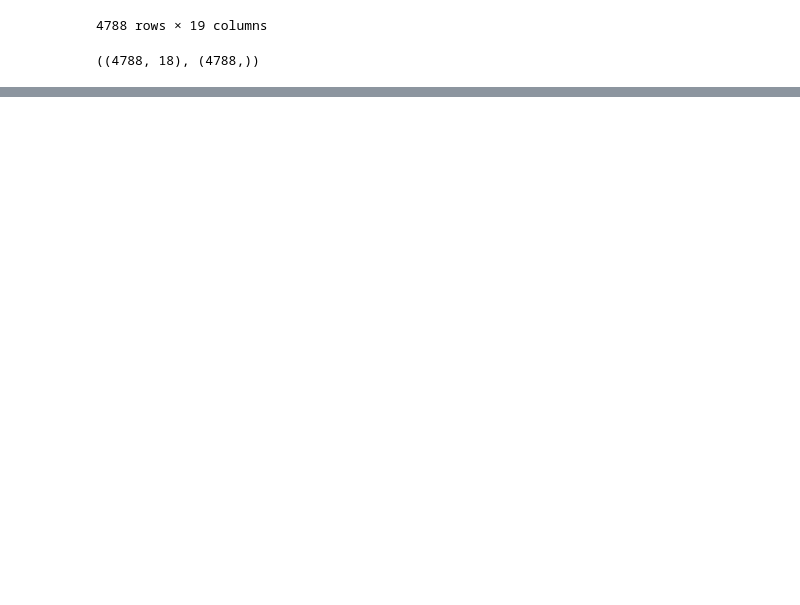
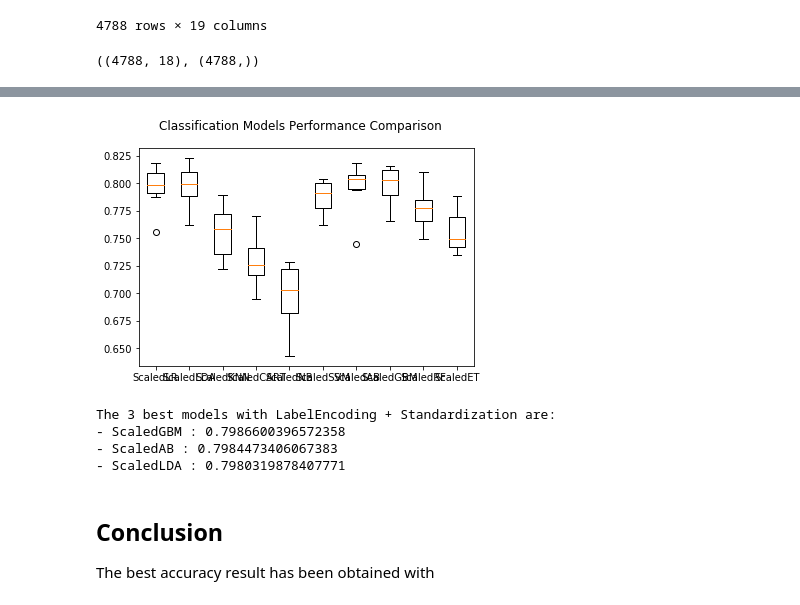
Before and after one commit to mikel-hernandezj/kaggle, a Jupyter notebook: Telecom users dataset/ModelsSpotCheck_AllFeatures.ipynb, the cells around one changed output, grey strips where cells are left out. Saved outputs shown, nothing was run; the diff lists cells and outputs as text; code cells hidden in the pictures; blank space fills up the shorter version.

```diff
--- a/Telecom users dataset/ClassificationModelsSpotCheck.ipynb
+++ b/Telecom users dataset/ModelsSpotCheck_AllFeatures.ipynb
@@ -553,0 +583,6 @@ The 3 best models with LabelEncoding + Standardization are:
+# %%
+target = 'Churn'
+encoded = OneHotEncoder().fit_transform(data_train[cat_features]).toarray()
+X_train = np.column_stack((encoded, data_train[num_features].values))
+y_train = data_train[target].values
+X_train.shape, y_train.shape
@@ -553,0 +591,31 @@ The 3 best models with LabelEncoding + Standardization are:
+# %%
+#test options and evaluation metric
+num_folds = 10
+seed = 64
+scoring = 'accuracy'
+# %%
+#evaluate models
+pipelines = dict()
+pipelines['ScaledLR'] = Pipeline([('Scaler', MinMaxScaler()),('LR', LogisticRegression())])
+pipelines['ScaledLDA'] = Pipeline([('Scaler', MinMaxScaler()),('LDA', LinearDiscriminantAnalysis())])
+pipelines['ScaledKNN'] = Pipeline([('Scaler', MinMaxScaler()),('KNN', KNeighborsClassifier())])
+pipelines['ScaledCART'] = Pipeline([('Scaler', MinMaxScaler()),('CART', DecisionTreeClassifier())])
+pipelines['ScaledNB'] = Pipeline([('Scaler', MinMaxScaler()),('NB', GaussianNB())])
+pipelines['ScaledSVM'] = Pipeline([('Scaler', MinMaxScaler()),('SVM', SVC())])
+pipelines['ScaledAB'] = Pipeline([('Scaler', MinMaxScaler()),('AB', AdaBoostClassifier())])
+pipelines['ScaledGBM'] = Pipeline([('Scaler', MinMaxScaler()),('GBM', GradientBoostingClassifier())])
+pipelines['ScaledRF'] = Pipeline([('Scaler', MinMaxScaler()),('RF', RandomForestClassifier())])
+pipelines['ScaledET'] = Pipeline([('Scaler', MinMaxScaler()),('ET', ExtraTreesClassifier())])
+
+mean_accuracies = dict()
+
+#evaluate each model in turn
+results = []
+names = []
+for name, model in pipelines.items() :
+    kfold = KFold(n_splits=num_folds, random_state=seed)
+    cv_results = cross_val_score(model, X_train, y_train, cv=kfold, scoring=scoring)
+    results.append(cv_results)
+    names.append(name)
+    mean_accuracies[name] = cv_results.mean()
+    print("%s: %f (+-%f)" % (name, cv_results.mean(), cv_results.std()))
@@ -553,0 +633,23 @@ The 3 best models with LabelEncoding + Standardization are:
+# %%
+#compare models
+fig = plt.figure()
+fig.suptitle('Classification Models Performance Comparison')
+ax = fig.add_subplot(111)
+plt.boxplot(results)
+ax.set_xticklabels(names)
+plt.show()
+# %% [output]
+[figure, added]
+# %%
+best_acc = Counter(mean_accuracies)
+print("The 3 best models with LabelEncoding + Standardization are:")
+for name, accuracy in best_acc.most_common(3) :
+    print('-', name, ':', accuracy)
+# %% [output]
+The 3 best models with LabelEncoding + Standardization are:
+- ScaledGBM : 0.7986600396572358
+- ScaledAB : 0.7984473406067383
+- ScaledLDA : 0.7980319878407771
+# %% [markdown]
+## Conclusion
+The best accuracy result has been obtained with
```
Also changed, not shown: parts of 10 cells of this notebook.
